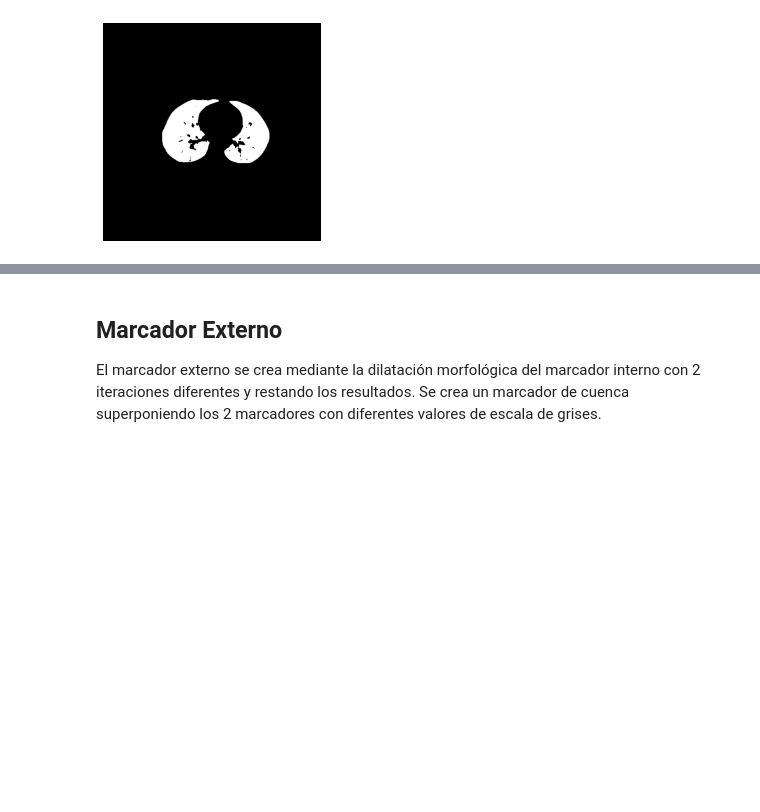
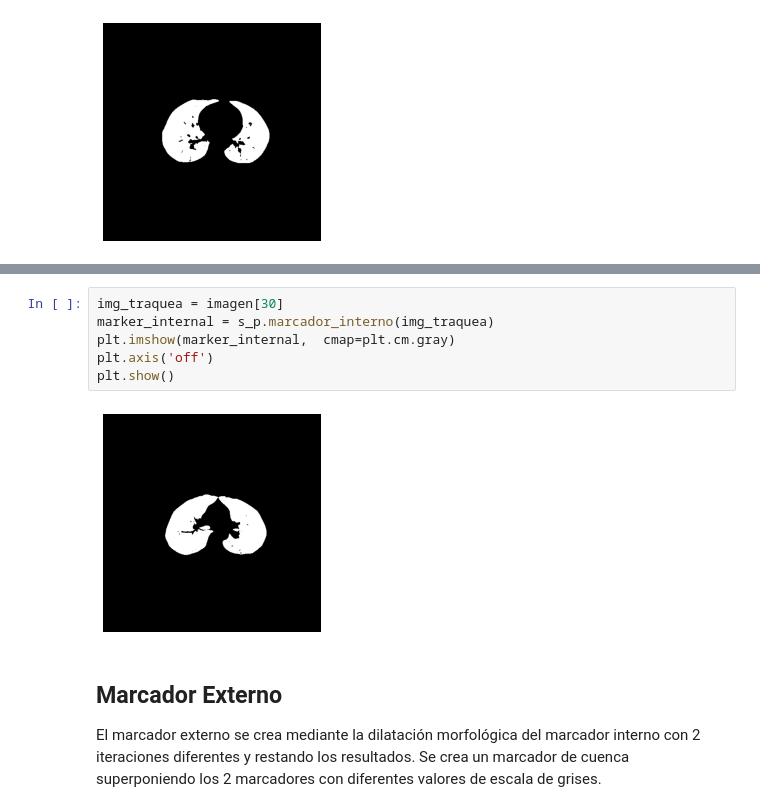
Before and after one commit to jennifer95/visualizacion-segmentacion-pulmonar-DICOM-python, a Jupyter notebook: Segmentación de tejido pulmonar.ipynb, the cells around one changed output, grey strips where cells are left out. Drawn from its saved outputs; the diff is of its cells as text; blank space fills up the shorter version.

```diff
--- a/Segmentación de tejido pulmonar.ipynb
+++ b/Segmentación de tejido pulmonar.ipynb
@@ -291,3 +255,11 @@ plt.show()
+# %%
+img_traquea = imagen[30]
+marker_internal = s_p.marcador_interno(img_traquea)
+plt.imshow(marker_internal,  cmap=plt.cm.gray)
+plt.axis('off')
+plt.show()
+# %% [output]
+[figure, added]
 # %% [markdown]
  ## Marcador Externo
  El marcador externo se crea mediante la dilatación morfológica del marcador interno con 2 iteraciones diferentes y restando los resultados. Se crea un marcador de cuenca superponiendo los 2 marcadores con diferentes valores de escala de grises.
```
Also changed, not shown: parts of 22 cells of this notebook.
